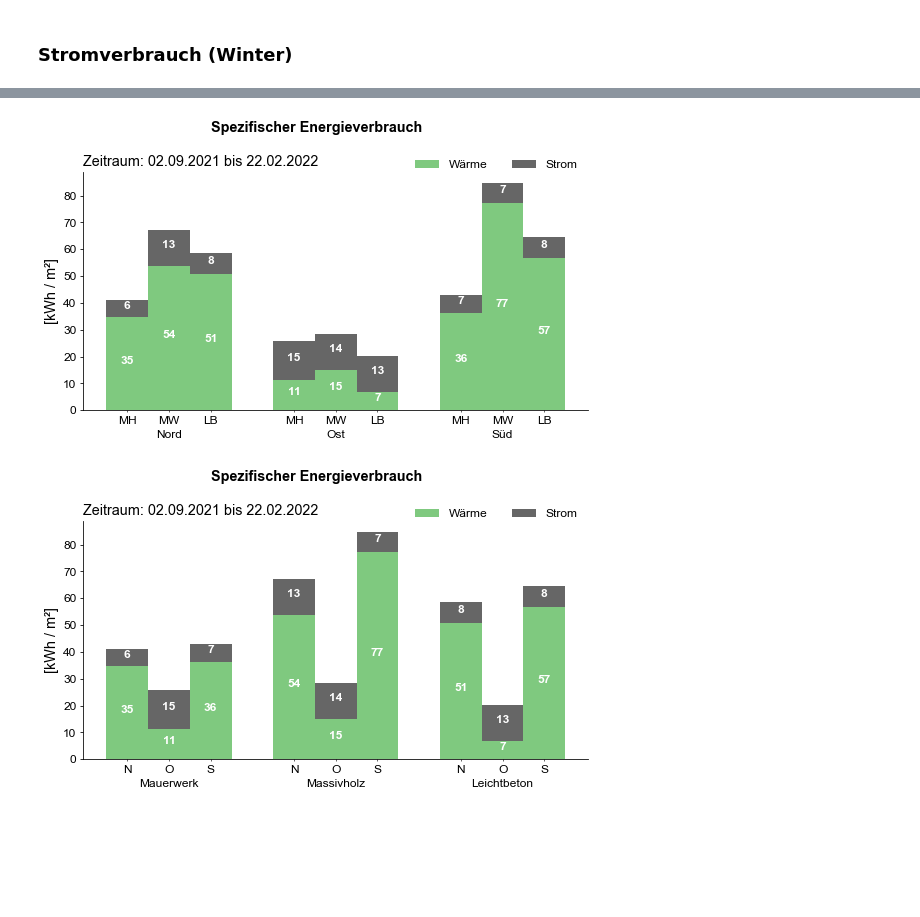
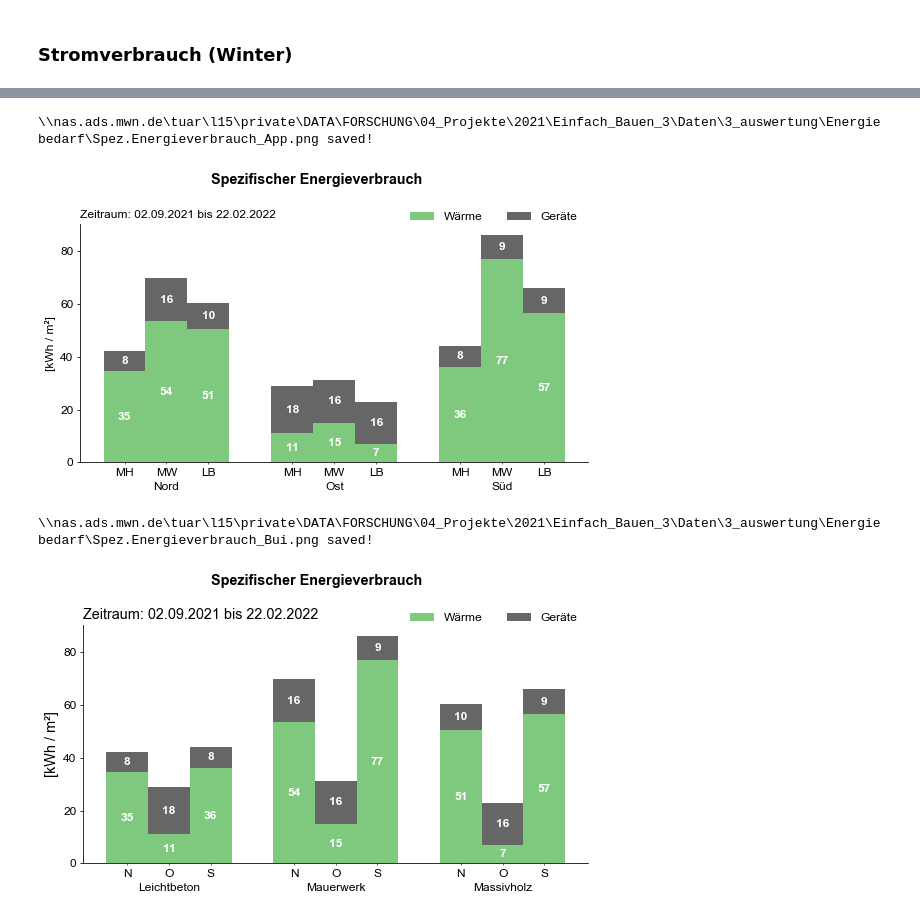
Before and after one commit to Ramonfi/eb-scripts, a Jupyter notebook: 1_Energieverbrauch.ipynb, the cells around one changed output, grey strips where cells are left out. Saved outputs shown, nothing was run; the diff lists cells and outputs as text; code cells hidden in the pictures; blank space fills up the shorter version.

Commit message:
Anpassung Energieverbrauch

```diff
--- a/1_Energieverbrauch.ipynb
+++ b/1_Energieverbrauch.ipynb
@@ -28,15 +28,13 @@ from src.update_databases import up
 from src.sensor_reader import import_data
 
 ### update databases ###
-up(send=False)
+up()
 
 ### import databases ###
-print('Importiere Datenbanken...')
 IND, AMB, EM = import_data()
-print('Datenbanken importiert!')
 
 ### export results? True = Export Graphiken für alle Räume + Bauweisen (dauert!) / False = macht nur eine definierte Variante ###
-ex  = False
+ex  = True
 
 ### result path ###
 exdir = os.path.join(dir_results,'Energiebedarf')
@@ -201,12 +211,13 @@ Stromverbrauch = pd.read_csv('.\src\Stromzähler.csv', header=[0,1], index_col=[
 Stromverbrauch.index = pd.to_datetime(Stromverbrauch.index,format='%d.%m.%Y')
 if Normalize:
     start = dt.datetime(2021,6,1)
+    sollT = dt.date.today()-start.date()
     dfs=[]
     idx=[]
     for name, group in Stromverbrauch.groupby(level=[0,1],axis=1):
         group = group.dropna()
         deltaT = group.index.max()-group.index.min()
-        df = (group.max() / deltaT.days) * (group.index.max().date() - start.date()).days
+        df = (group.max() / deltaT.days) * sollT.days
         cols = df.index
         idx.extend(cols)
         dfs.append(df.values)
@@ -264,12 +276,13 @@ Stromverbrauch = pd.read_csv('.\src\Stromzähler.csv', header=[0,1], index_col=[
 Stromverbrauch.index = pd.to_datetime(Stromverbrauch.index,format='%d.%m.%Y')
 if Normalize:
     start = dt.datetime(2021,6,1)
+    sollT = dt.date.today()-start.date()
     dfs=[]
     idx=[]
     for name, group in Stromverbrauch.groupby(level=[0,1],axis=1):
         group = group.dropna()
-        deltaT = group.index.max() - group.index.min()
-        df = (group.max() / deltaT.days) * (group.index.max().date() - start.date()).days
+        deltaT = group.index.max()-group.index.min()
+        df = (group.max() / deltaT.days) * sollT.days
         cols = df.index
         idx.extend(cols)
         dfs.append(df.values)
@@ -324,12 +338,13 @@ Stromverbrauch = pd.read_csv('.\src\Stromzähler.csv', header=[0,1], index_col=[
 Stromverbrauch.index = pd.to_datetime(Stromverbrauch.index,format='%d.%m.%Y')
 if Normalize:
     start = dt.datetime(2021,9,2)
+    sollT = dt.date.today()-start.date()
     dfs=[]
     idx=[]
     for name, group in Stromverbrauch.groupby(level=[0,1],axis=1):
         group = group.dropna()
         deltaT = group.index.max()-group.index.min()
-        df = (group.max() / deltaT.days) * (group.index.max().date() - start.date()).days
+        df = (group.max() / deltaT.days) * sollT.days
         cols = df.index
         idx.extend(cols)
         dfs.append(df.values)
@@ -382,33 +410,23 @@ Normalize = True
 
 idx = pd.IndexSlice
 
-# Beobachtungszeitraum
 startdate = dt.datetime(2021,9,2)
 enddate = dt.datetime(2022,2,22)
 
-# Wärme
 df1 = EM.loc(axis=1)[idx[:, ["N", "O", 'S'],'HQ','H']].droplevel([2,3],axis=1)
-
-## Umrechnung auf den Beobachtungszeitraum
 df1 = df1.loc[startdate:enddate]
 df1 = df1.resample('5000d').last() - df1.resample('5000d').first()
-
-## Umrechung auf Wohnfläche
 df1 = df1.reset_index(drop=True).div(AREA,level=1).round(2)
 df1 = df1.stack().T.droplevel(0,axis=1)
-
-# Strom
 Stromverbrauch = pd.read_csv('.\src\Stromzähler.csv', header=[0,1], index_col=[0], sep=';')
 Stromverbrauch.index = pd.to_datetime(Stromverbrauch.index,format='%d.%m.%Y')
-
-# Umrechnung auf Beobachtungszeitraum
 if Normalize:
-    sollT = enddate.date() - startdate.date()
+    sollT = dt.date.today() - startdate.date()
     dfs=[]
     idx=[]
     for name, group in Stromverbrauch.groupby(level=[0,1],axis=1):
         group = group.dropna()
-        deltaT = group.index.max() - group.index.min()
+        deltaT = group.index.max()-group.index.min()
         df = (group.max() / deltaT.days) * sollT.days
         cols = df.index
         idx.extend(cols)
@@ -419,6 +437,8 @@ else:
     df = pd.DataFrame(Stromverbrauch.loc[Stromverbrauch.index.max(),:]).T
 
 df = df.reset_index(drop=True).div(AREA,level=1).round(2)
+
+
 df = df.stack().T.droplevel(0,axis=1)
 df = pd.concat([df1.unstack(), df.unstack()], axis=1, keys=['Wärme','Strom'])
 
@@ -428,37 +448,42 @@ xlabels = []
 xmajor = []
 for i, app in enumerate(df.index.get_level_values(0).unique()):
     xmajor.append(WOHNUNGEN[app])
     for j, bui in zip([-0.25,0,0.25], BUID):
         w1, = ax.bar(i+j, df.loc[(app, bui)]['Wärme'], width=0.25, color=mpl.cm.Accent(0))
         w2, = ax.bar(i+j, df.loc[(app, bui)]['Strom'], width=0.25, bottom=df.loc[(app, bui)]['Wärme'], color=mpl.cm.Accent(100))
         xticks.append(i+j)
         xlabels.append(bui)
 
 for bar in ax.patches:
     ax.text(
         bar.get_x() + bar.get_width() / 2,
         bar.get_height()*0.5 + bar.get_y(),
         f"{round(bar.get_height(),0):.0f}",
         ha='center',
+        va='center',
         color='w',
         weight='bold',
         )
 
 ax.set_xticks(xticks, minor=True)
 ax.set_xticklabels(xlabels, minor=True)
 ax.xaxis.remove_overlapping_locs = False
 ax.set_xticks([0,1,2], minor=False)
 ax.set_xticklabels(xmajor, minor=False)
 ax.tick_params(axis='x', which='major', length=16, width=0)
 
 ax.grid(False, which='both')
-ax.legend(handles=[w1, w2], labels = ['Wärme', 'Strom'], loc='center right',ncol=99,bbox_to_anchor=(1,1.03),frameon=False)
+ax.legend(handles=[w1, w2], labels = ['Wärme', 'Geräte'], loc='center right',ncol=99,bbox_to_anchor=(1,1.03),frameon=False)
 fig.suptitle(f'Spezifischer Energieverbrauch')
-ax.set_title(f'Zeitraum: {startdate.strftime("%d.%m.%Y")} bis {enddate.strftime("%d.%m.%Y")}', fontweight = 'normal')
-ax.set_ylabel('[kWh / m²]')
+ax.set_title(f'Zeitraum: {startdate.strftime("%d.%m.%Y")} bis {enddate.strftime("%d.%m.%Y")}', fontweight = 'normal', fontsize = "medium")
+ax.set_ylabel('[kWh / m²]', fontsize = "medium")
 fig.tight_layout()
+
+if ex:
+    export(fig,exdir,f'Spez.Energieverbrauch_App',extlist=['png'], show=True)
 # %% [output]
+\\nas.ads.mwn.de\tuar\l15\private\DATA\FORSCHUNG\04_Projekte\2021\Einfach_Bauen_3\Daten\3_auswertung\Energiebedarf\Spez.Energieverbrauch_App.png saved!
-[figure, old version]
+[figure, new version]
 # %%
 fig, ax = plt.subplots()
 xticks = []
@@ -477,8 +502,9 @@ for bar in ax.patches:
     ax.text(
         bar.get_x() + bar.get_width() / 2,
         bar.get_height()*0.5 + bar.get_y(),
-        f"{bar.get_height():.0f}",
+        f"{round(bar.get_height(),0):.0f}",
         ha='center',
+        va='center',
         color='w',
         weight='bold',
         )
@@ -492,10 +518,14 @@ ax.set_xticklabels(list(set(xmajor)), minor=False)
 ax.tick_params(axis='x', which='major', length=16, width=0)
 
 ax.grid(False, which='both')
-ax.legend(handles=[w1, w2], labels = ['Wärme', 'Strom'], loc='center right',ncol=99,bbox_to_anchor=(1,1.03),frameon=False)
+ax.legend(handles=[w1, w2], labels = ['Wärme', 'Geräte'], loc='center right',ncol=99,bbox_to_anchor=(1,1.03),frameon=False)
 fig.suptitle(f'Spezifischer Energieverbrauch')
 ax.set_title(f'Zeitraum: {startdate.strftime("%d.%m.%Y")} bis {enddate.strftime("%d.%m.%Y")}', fontweight = 'normal')
 ax.set_ylabel('[kWh / m²]')
 fig.tight_layout()
+
+if ex:
+    export(fig,exdir,f'Spez.Energieverbrauch_Bui',extlist=['png'], show=True)
 # %% [output]
+\\nas.ads.mwn.de\tuar\l15\private\DATA\FORSCHUNG\04_Projekte\2021\Einfach_Bauen_3\Daten\3_auswertung\Energiebedarf\Spez.Energieverbrauch_Bui.png saved!
-[figure, old version]
+[figure, new version]
```
Also changed, not shown: parts of 9 cells of this notebook, 2 other files.
